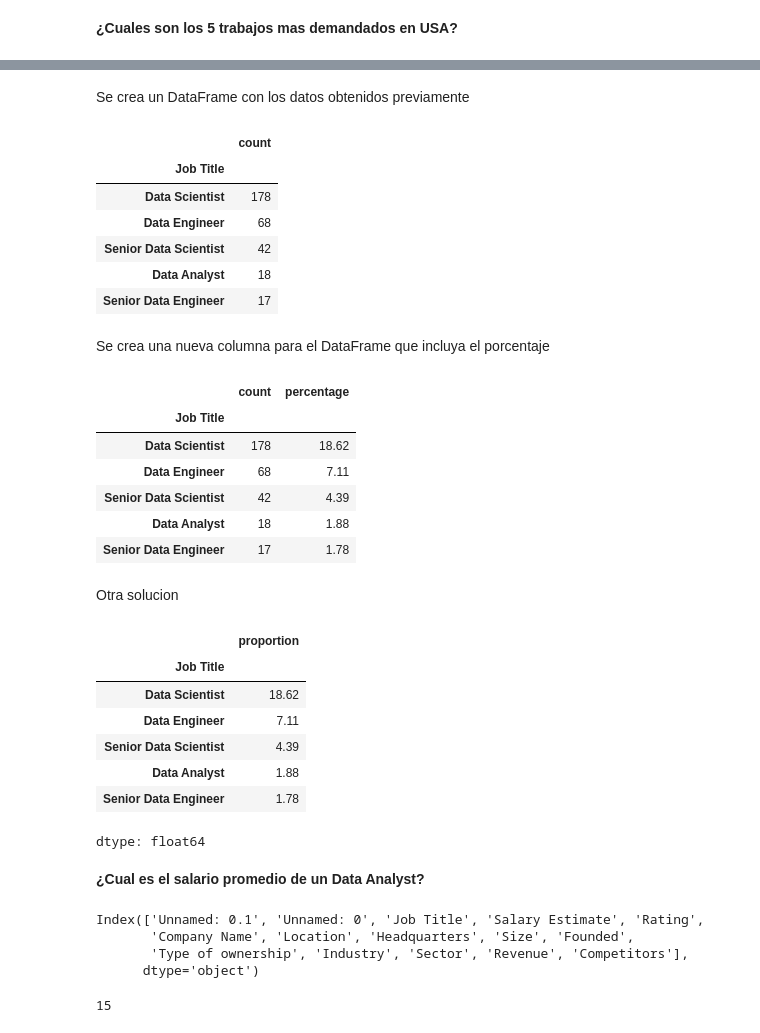
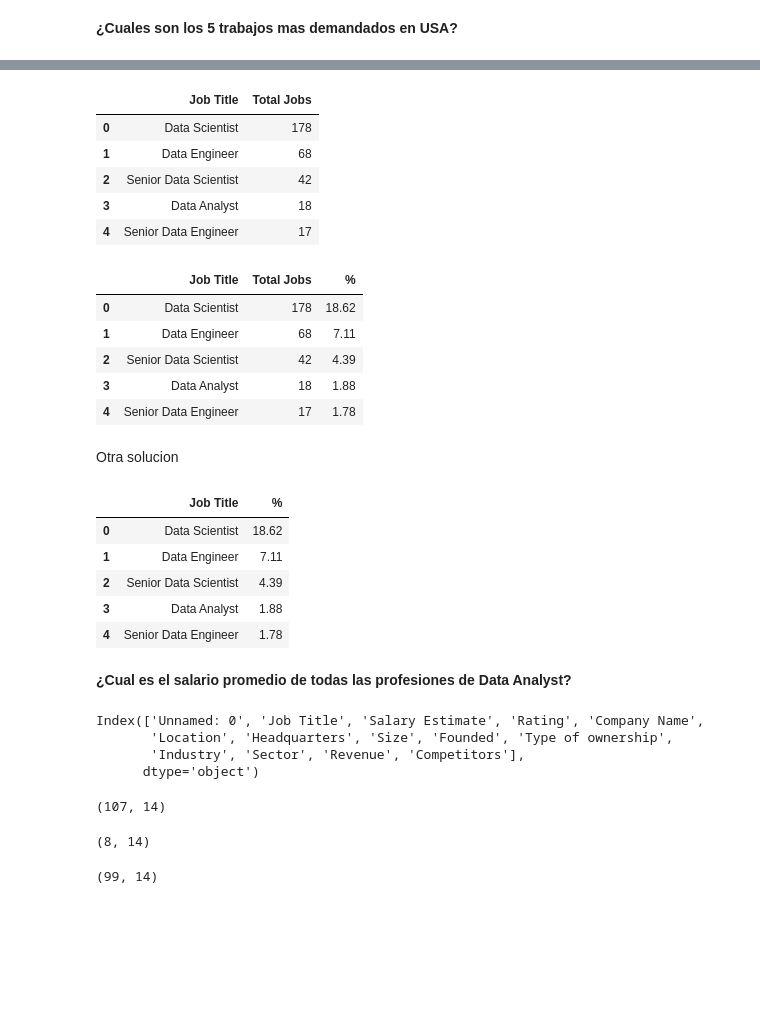
Before and after one commit to mfernandezzz/Pruebas_Tecnicas, a Jupyter notebook: pruebaTecnicaGlassdoorJobs.ipynb, the cells around one changed output, grey strips where cells are left out. Cells and saved outputs as stored; diff of their text form; code cells hidden in the pictures; blank space fills up the shorter version.

```diff
--- a/pruebaTecnicaGlassdoorJobs.ipynb
+++ b/pruebaTecnicaGlassdoorJobs.ipynb
@@ -195,0 +16,3 @@ f'El salario promedio anual de un Data Engineer es: {round(avg_salary, 1)}'
+# %%
+df.drop(columns='Unnamed: 0.1', inplace=True)
+df.head(4)
@@ -224,56 +340,57 @@ df['Job Title'].value_counts()
 dtype: int64
-# %% [markdown]
-Se crea un DataFrame con los datos obtenidos previamente
 # %%
-popular_jobs = pd.DataFrame(df['Job Title'].value_counts())
+popular_jobs = pd.DataFrame(df['Job Title'].value_counts()).reset_index()
+popular_jobs.rename(columns={'count': 'Total Jobs'}, inplace=True)
 popular_jobs.head()
 # %% [output]
-|  | count |
-| Job Title |  |
-| Data Scientist | 178 |
-| Data Engineer | 68 |
-| Senior Data Scientist | 42 |
-| Data Analyst | 18 |
-| Senior Data Engineer | 17 |
+|  | Job Title | Total Jobs |
+| 0 | Data Scientist | 178 |
+| 1 | Data Engineer | 68 |
+| 2 | Senior Data Scientist | 42 |
+| 3 | Data Analyst | 18 |
+| 4 | Senior Data Engineer | 17 |
-# %% [markdown]
-Se crea una nueva columna para el DataFrame que incluya el porcentaje
 # %%
-popular_jobs['percentage'] = round((popular_jobs['count'] * 100) / popular_jobs['count'].sum(), 2)
+popular_jobs['%'] = round((popular_jobs['Total Jobs'] * 100) / popular_jobs['Total Jobs'].sum(), 2)
 popular_jobs.head()
 # %% [output]
-|  | count | percentage |
-| Job Title |  |  |
-| Data Scientist | 178 | 18.62 |
-| Data Engineer | 68 | 7.11 |
-| Senior Data Scientist | 42 | 4.39 |
-| Data Analyst | 18 | 1.88 |
-| Senior Data Engineer | 17 | 1.78 |
+|  | Job Title | Total Jobs | % |
+| 0 | Data Scientist | 178 | 18.62 |
+| 1 | Data Engineer | 68 | 7.11 |
+| 2 | Senior Data Scientist | 42 | 4.39 |
+| 3 | Data Analyst | 18 | 1.88 |
+| 4 | Senior Data Engineer | 17 | 1.78 |
 # %% [markdown]
 Otra solucion
 # %%
-top5_jobs = (df['Job Title'].value_counts(normalize=True) *100).round(2).head(5)
-top5_jobs
+top5_jobs = (df['Job Title'].value_counts(normalize=True)*100).round(2).reset_index()
+top5_jobs.rename(columns={'proportion': '%'}, inplace=True)
+top5_jobs.head()
 # %% [output]
-|  | proportion |
-| Job Title |  |
-| Data Scientist | 18.62 |
-| Data Engineer | 7.11 |
-| Senior Data Scientist | 4.39 |
-| Data Analyst | 1.88 |
-| Senior Data Engineer | 1.78 |
+|  | Job Title | % |
+| 0 | Data Scientist | 18.62 |
+| 1 | Data Engineer | 7.11 |
+| 2 | Senior Data Scientist | 4.39 |
+| 3 | Data Analyst | 1.88 |
+| 4 | Senior Data Engineer | 1.78 |
-dtype: float64
 # %% [markdown]
-**¿Cual es el salario promedio de un Data Analyst?**
+**¿Cual es el salario promedio de todas las profesiones de Data Analyst?**
 # %%
 df.columns
 # %% [output]
-Index(['Unnamed: 0.1', 'Unnamed: 0', 'Job Title', 'Salary Estimate', 'Rating',
-       'Company Name', 'Location', 'Headquarters', 'Size', 'Founded',
-       'Type of ownership', 'Industry', 'Sector', 'Revenue', 'Competitors'],
+Index(['Unnamed: 0', 'Job Title', 'Salary Estimate', 'Rating', 'Company Name',
+       'Location', 'Headquarters', 'Size', 'Founded', 'Type of ownership',
+       'Industry', 'Sector', 'Revenue', 'Competitors'],
       dtype='object')
+# %%
+df.loc[df['Job Title'].str.contains('Data Analyst')].shape
+# %% [output]
+(107, 14)
 # %%
-mask = (df['Job Title'] == 'Data Analyst') & (df['Salary Estimate'] != '-1')
-df_data_analyst = df[mask]
-df_data_analyst.shape[0]
+df.loc[(df['Job Title'].str.contains('Data Analyst')) & (df['Salary Estimate'] == '-1')].shape
 # %% [output]
-15
+(8, 14)
+# %%
+all_data_analyst = df.loc[(df['Job Title'].str.contains('Data Analyst')) & (df['Salary Estimate'] != '-1')]
+all_data_analyst.shape
+# %% [output]
+(99, 14)
```
Also changed, not shown: parts of 74 cells of this notebook.
